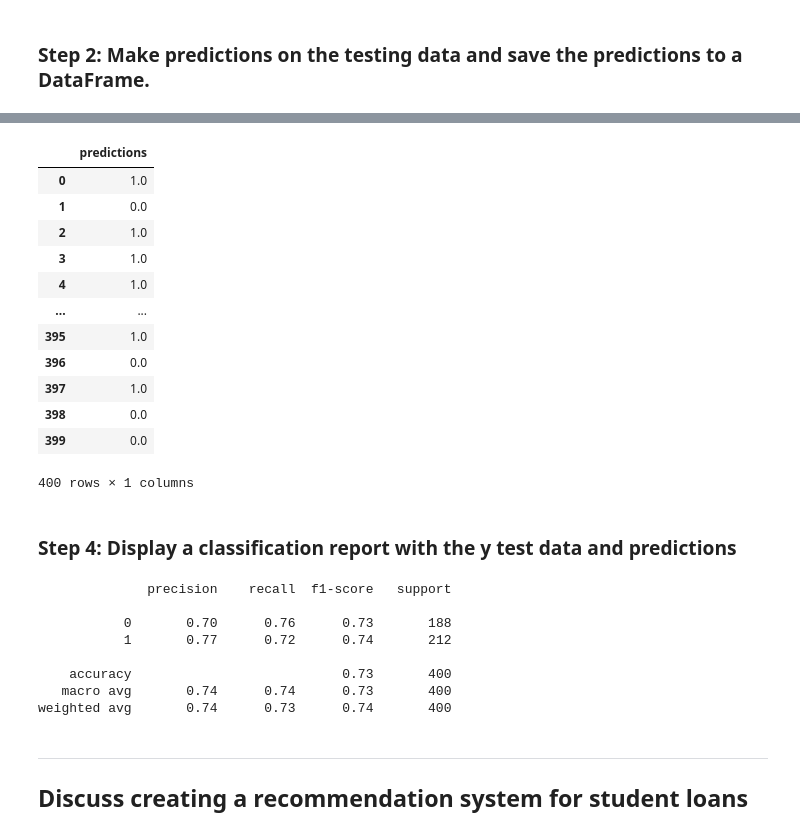
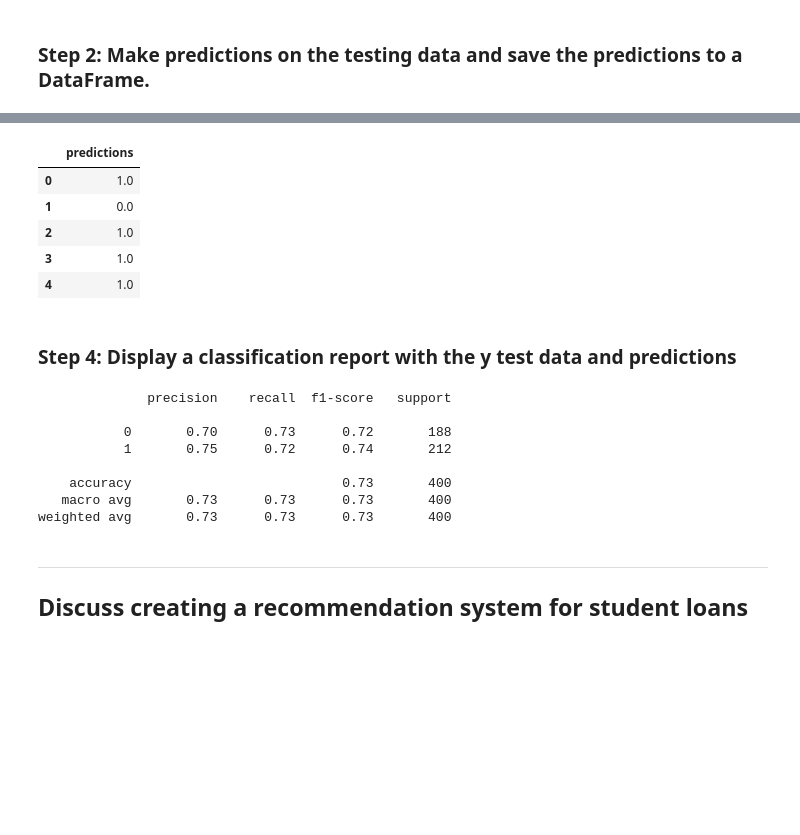
Before and after one commit to SikoticVinyl/neural-network-challenge-1, a Jupyter notebook: student_loans_with_deep_learning.ipynb, the cells around one changed output, grey strips where cells are left out. Saved outputs shown, nothing was run; the diff lists cells and outputs as text; code cells hidden in the pictures; blank space fills up the shorter version.

Commit message:
finished predictions, answered questions.

```diff
--- a/student_loans_with_deep_learning.ipynb
+++ b/student_loans_with_deep_learning.ipynb
@@ -220,6 +220,10 @@ Model saved to student_loans.keras
 ### Step 1: Reload your saved model.
 # %%
 # Set the model's file path
-
+file_path = 'student_loans.keras'
 
 # Load the model to a new object
+loan_model = tf.keras.models.load_model(file_path)
+
+# Ensure model loaded
+loan_model.summary()
@@ -227,7 +246,8 @@ Model saved to student_loans.keras
 ### Step 2: Make predictions on the testing data and save the predictions to a DataFrame.
 # %%
 # Make predictions with the test data
-
+predictions = loan_model.predict(x_test_scaled)
 
 # Display a sample of the predictions
+display(predictions[:5])
 # %% [output]
@@ -240,32 +260,33 @@ array([[0.63573396],
 # %%
 # Save the predictions to a DataFrame and round the predictions to binary results
+predictions_df = pd.DataFrame(predictions, columns=["predictions"]).round(0)
+
+# Display the predictions DataFrame
+predictions_df.head()
 # %% [output]
 |  | predictions |
 | 0 | 1.0 |
 | 1 | 0.0 |
 | 2 | 1.0 |
 | 3 | 1.0 |
 | 4 | 1.0 |
-| ... | ... |
-| 395 | 1.0 |
-| 396 | 0.0 |
-| 397 | 1.0 |
-| 398 | 0.0 |
-| 399 | 0.0 |
-400 rows × 1 columns
 # %% [markdown]
 ### Step 4: Display a classification report with the y test data and predictions
 # %%
 # Print the classification report with the y test data and predictions
+report = classification_report(test_y, predictions_df)
+
+# Print the classification report
+print(report)
 # %% [output]
               precision    recall  f1-score   support
 
-           0       0.70      0.76      0.73       188
-           1       0.77      0.72      0.74       212
+           0       0.70      0.73      0.72       188
+           1       0.75      0.72      0.74       212
 
     accuracy                           0.73       400
-   macro avg       0.74      0.74      0.73       400
-weighted avg       0.74      0.73      0.74       400
+   macro avg       0.73      0.73      0.73       400
+weighted avg       0.73      0.73      0.73       400
 # %% [markdown]
 ---
 ## Discuss creating a recommendation system for student loans
```
Also changed, not shown: parts of 5 cells of this notebook.
